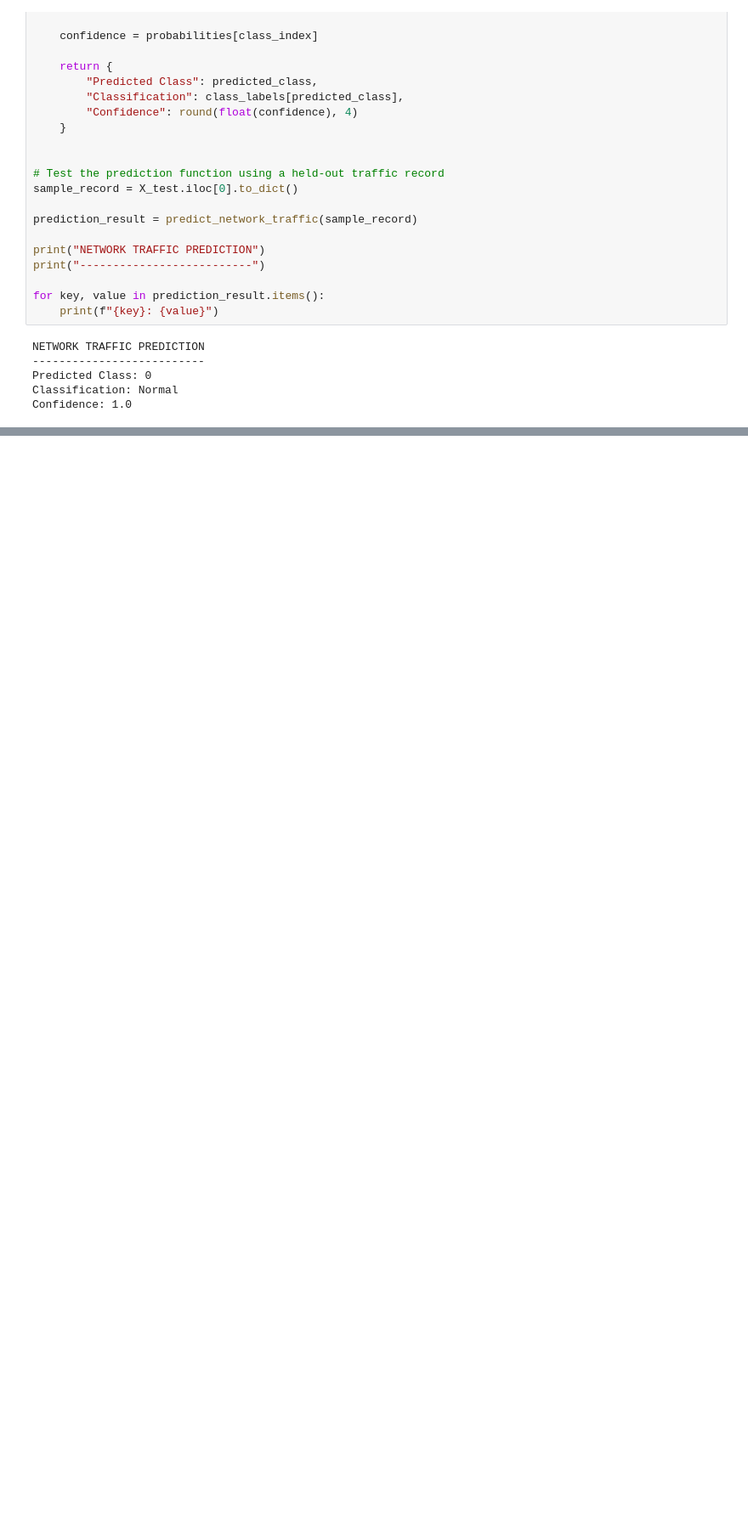
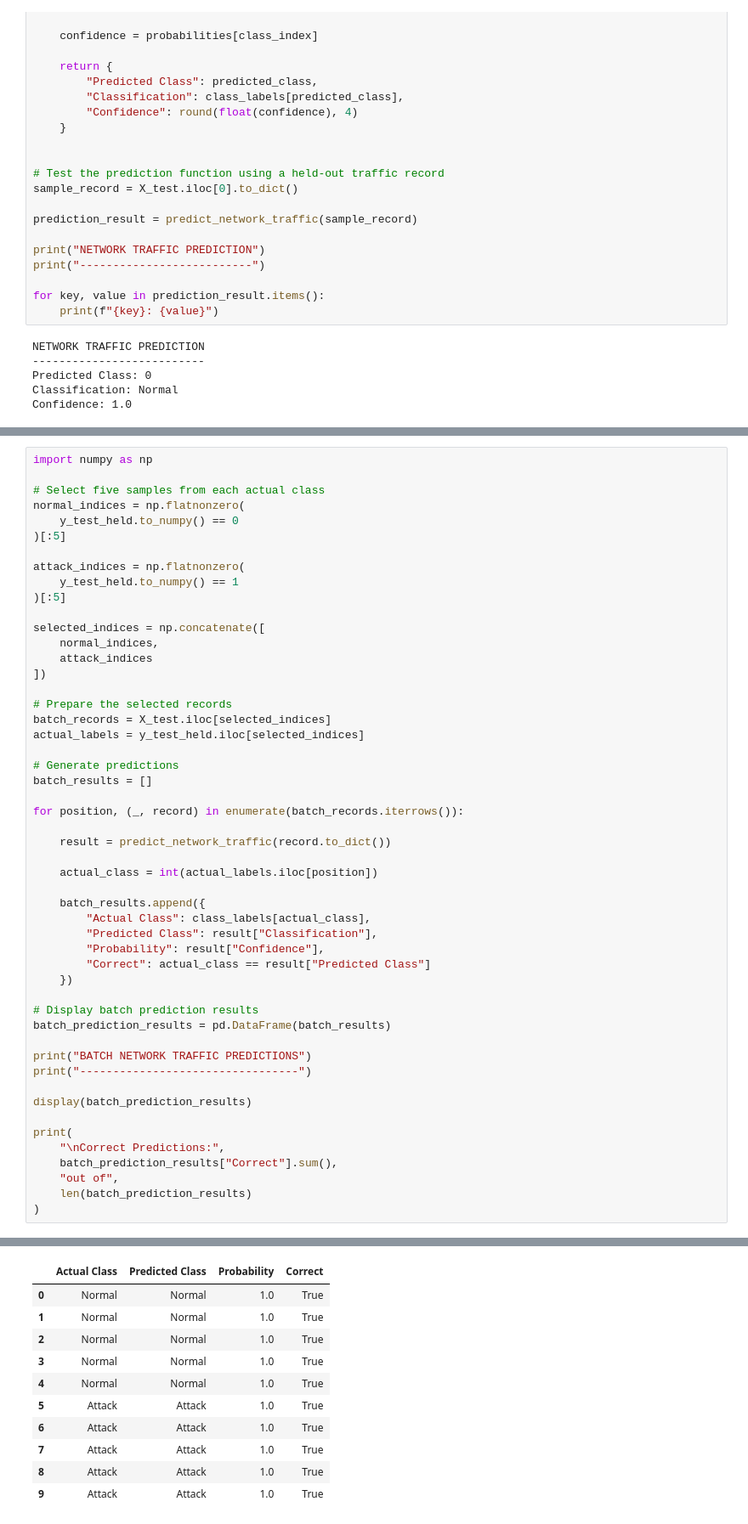
Before and after one commit to Agumekenneth/Data-Science-Final-year-Project--Prototype-1, a Jupyter notebook: IoT.ipynb, the cells around one changed output, grey strips where cells are left out. Shown at 85% size. Drawn from its saved outputs; the diff is of its cells as text; blank space fills up the shorter version.

Commit message:
decision tree model testing on data it wasn't trained on

```diff
--- a/IoT.ipynb
+++ b/IoT.ipynb
@@ -4159,0 +4164,52 @@ Confidence: 1.0
+# %%
+import numpy as np
+
+# Select five samples from each actual class
+normal_indices = np.flatnonzero(
+    y_test_held.to_numpy() == 0
+)[:5]
+
+attack_indices = np.flatnonzero(
+    y_test_held.to_numpy() == 1
+)[:5]
+
+selected_indices = np.concatenate([
+    normal_indices,
+    attack_indices
+])
+
+# Prepare the selected records
+batch_records = X_test.iloc[selected_indices]
+actual_labels = y_test_held.iloc[selected_indices]
+
+# Generate predictions
+batch_results = []
+
+for position, (_, record) in enumerate(batch_records.iterrows()):
+
+    result = predict_network_traffic(record.to_dict())
+
+    actual_class = int(actual_labels.iloc[position])
+
+    batch_results.append({
+        "Actual Class": class_labels[actual_class],
+        "Predicted Class": result["Classification"],
+        "Probability": result["Confidence"],
+        "Correct": actual_class == result["Predicted Class"]
+    })
+
+# Display batch prediction results
+batch_prediction_results = pd.DataFrame(batch_results)
+
+print("BATCH NETWORK TRAFFIC PREDICTIONS")
+print("---------------------------------")
+
+display(batch_prediction_results)
+
+print(
+    "\nCorrect Predictions:",
+    batch_prediction_results["Correct"].sum(),
+    "out of",
+    len(batch_prediction_results)
+)
+# %% [output]
@@ -4159,0 +4218,11 @@ Confidence: 1.0
+|  | Actual Class | Predicted Class | Probability | Correct |
+| 0 | Normal | Normal | 1.0 | True |
+| 1 | Normal | Normal | 1.0 | True |
+| 2 | Normal | Normal | 1.0 | True |
+| 3 | Normal | Normal | 1.0 | True |
+| 4 | Normal | Normal | 1.0 | True |
+| 5 | Attack | Attack | 1.0 | True |
+| 6 | Attack | Attack | 1.0 | True |
+| 7 | Attack | Attack | 1.0 | True |
+| 8 | Attack | Attack | 1.0 | True |
+| 9 | Attack | Attack | 1.0 | True |
```
Also changed, not shown: parts of 8 cells of this notebook, 1 other file.
